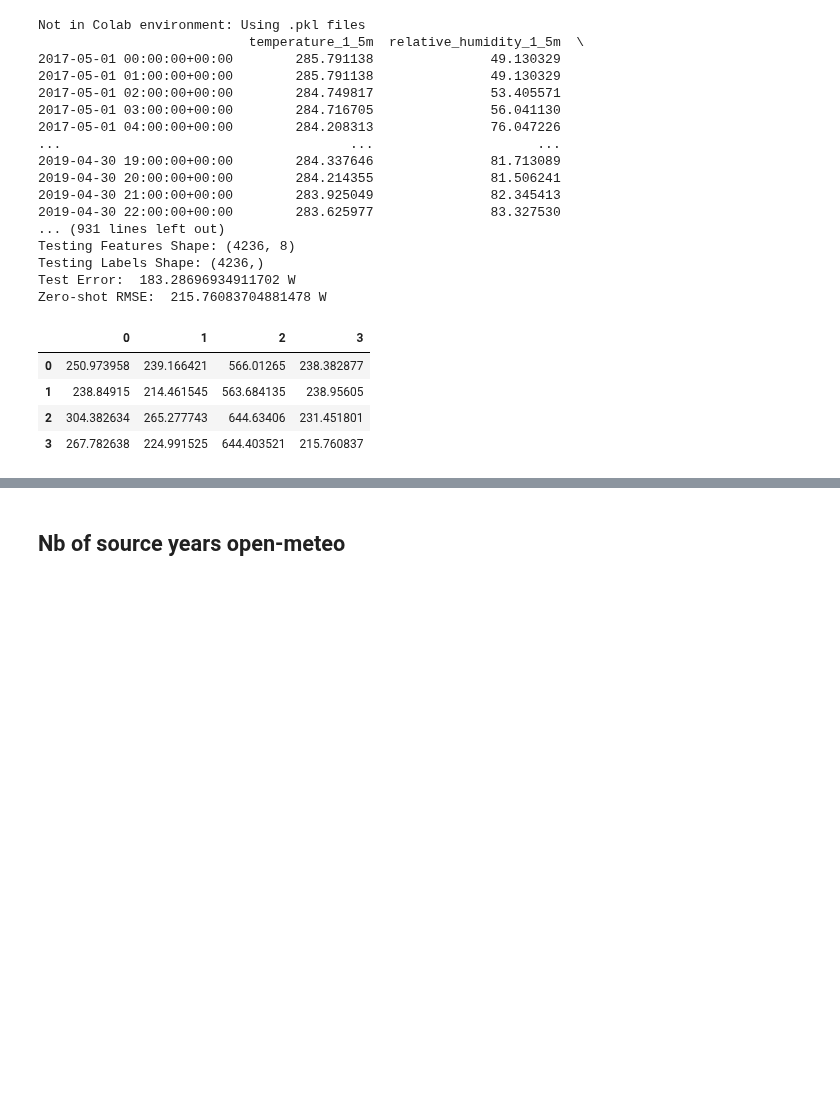
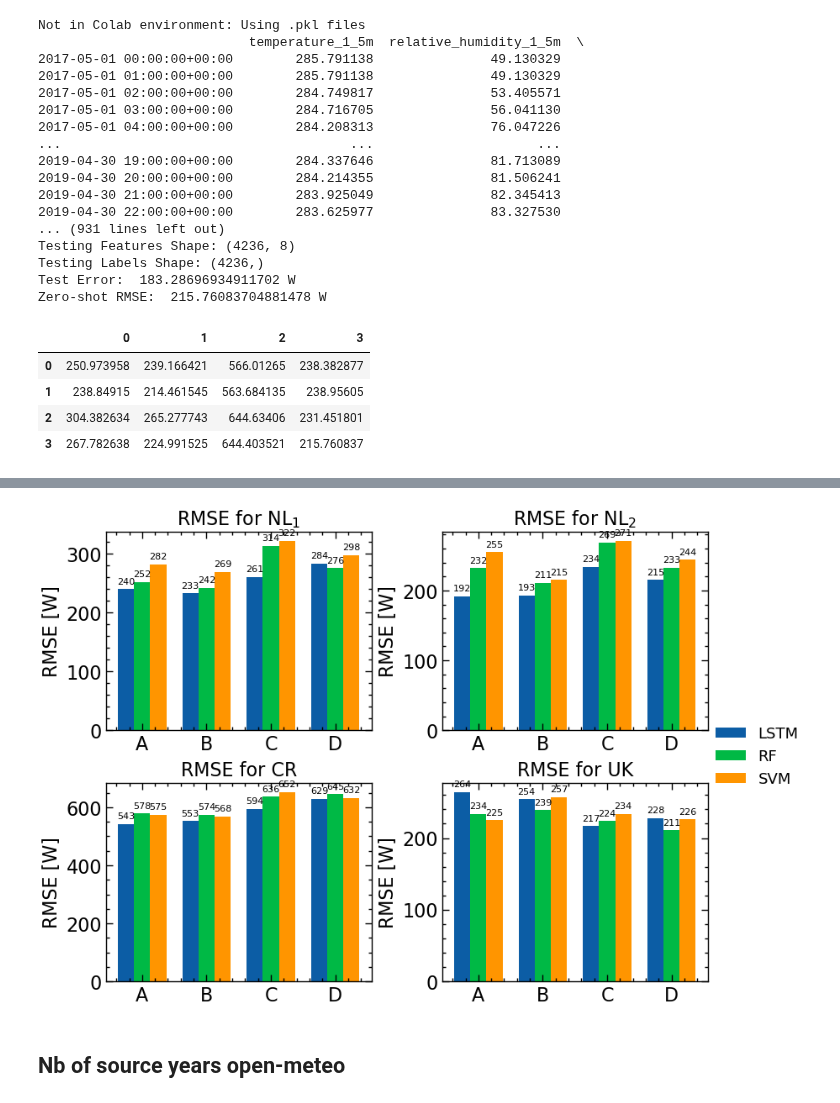
Before and after one commit to RobbeVDE/SolNet-2, a Jupyter notebook: sensitivity_analysis.ipynb, the cells around one changed output, grey strips where cells are left out. Saved outputs shown, nothing was run; the diff lists cells and outputs as text; code cells hidden in the pictures; blank space fills up the shorter version.

Commit message:
sa, and ceda for multiple locations

```diff
--- a/sensitivity_analysis.ipynb
+++ b/sensitivity_analysis.ipynb
@@ -12,6 +12,8 @@ import os
 from scale import Scale
 from hyperparameters.hyperparameters import hyperparameters_source, hyperparameters_target
 import torch
+import scienceplots
+plt.style.use(['science', 'notebook'])
 import warnings
 import numpy as np
 from sklearn.svm import SVR
@@ -725,0 +759,5 @@ rmse_svm
+# %%
+rmse_rf = pd.read_pickle("sensitivity_analysis/rmse_rf.pkl")
+rmse_svm = pd.read_pickle("sensitivity_analysis/rmse_svm.pkl")
+rmse_lstm = pd.read_pickle("evaluation/Target/rmse.pkl")
+rmse_lstm_zs = rmse_lstm.loc[(slice(None), 0),:]
@@ -726,3 +816,32 @@ rmse_svm
+# %%
+fig, axs = plt.subplots(2,2, layout="constrained")
+width=0.25
+float_nb = 0
+label_pos = np.arange(4)
+site_list = [r"$\text{NL}_1$", r"$\text{NL}_2$", "CR", "UK"]
+for site in range(4):
+    x = site // 2
+    y = site % 2
+    lstm = rmse_lstm_zs.loc[site,[0,1,5,6]].values.flatten()
+    rmse_list = [lstm.astype(float).round(float_nb), rmse_rf.loc[:,site].astype(float).round(float_nb),
+                 rmse_svm.loc[:,site].astype(float).round(float_nb)]
+    label_list = ["LSTM", "RF", "SVM"]
+    multipl = 0
+    for i in range(3):
+        rects = axs[x,y].bar(label_pos+multipl*width, rmse_list[i], width, label = label_list[i])
+        axs[x,y].bar_label(rects, padding=3, fontsize=8)
+        multipl += 1
+    # Add some text for labels, title and custom x-axis tick labels, etc.
+    axs[x,y].set_ylabel('RMSE [W]')
+    axs[x,y].set_title(f'RMSE for {site_list[site]}')
+    axs[x,y].set_xticks(label_pos + width, ["A", "B", "C", "D"])
+handles, labels = plt.gca().get_legend_handles_labels()
+fig.legend(handles, labels,bbox_to_anchor=(1.15, 0.5), loc = "center right", fontsize=13)
+    # axs[x,y].set_ylim(0, 250)
+plt.savefig("Figures/sensitivity_analysis/ML_models", dpi=200)
+plt.show()
+# %% [output]
+[figure, added]
 # %% [markdown]
 ## Nb of source years open-meteo
 # %% [markdown]
```
Also changed, not shown: parts of 18 cells of this notebook, 33 other files.
